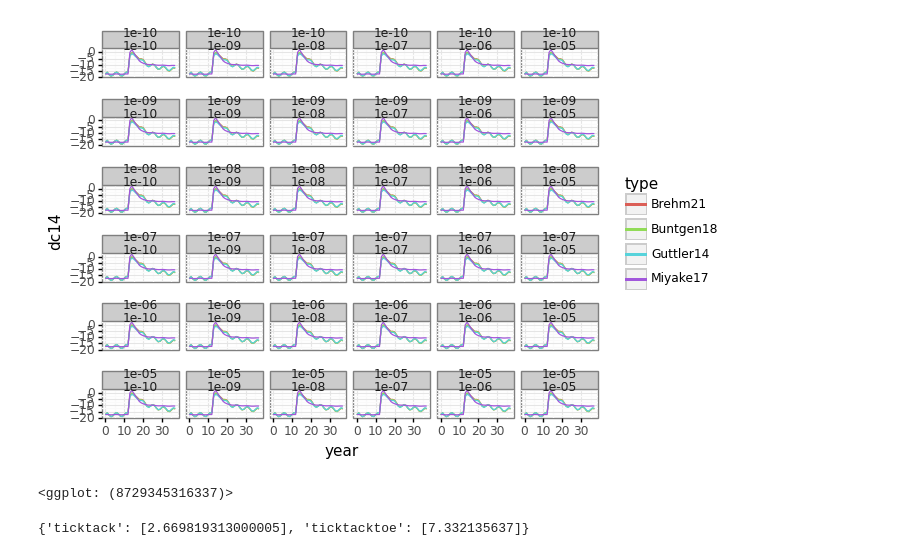
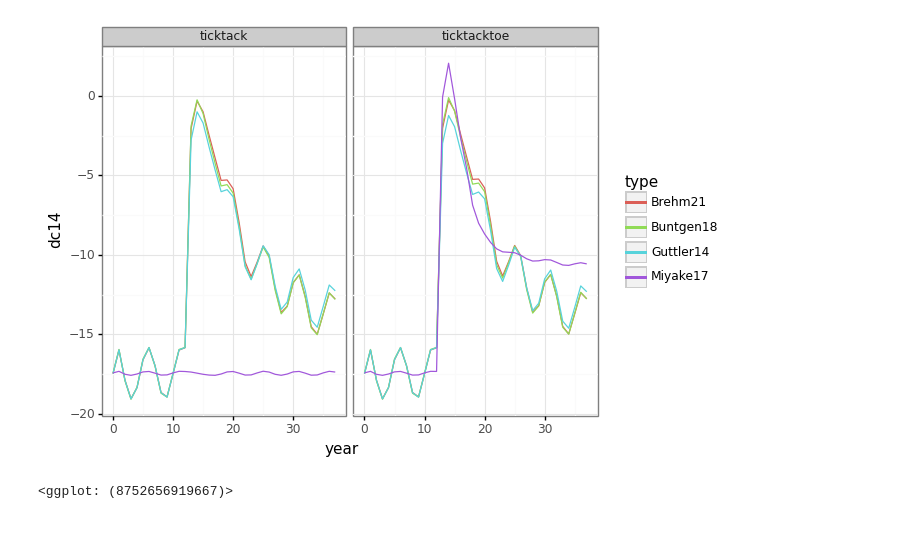
Before and after one commit to Jordan-Dennis/Miyake, a Jupyter notebook: Python ODE/beyondticktack.ipynb, the cells around one changed output. Drawn from its saved outputs; the diff is of its cells as text; code cells hidden in the pictures; blank space fills up the shorter version.

Commit message:
Complete analysis with flexible tolerance

```diff
--- a/Python ODE/beyondticktack.ipynb
+++ b/Python ODE/beyondticktack.ipynb
@@ -72,16 +28,0 @@ tolerance_frame = DataFrame(tolerance_frame)
-# %%
-tolerance_frame = {"type": [], "rtol": [], "atol": [], "year": [], "dc14": []}
-toleracne_range = [1e-5, 1e-6, 1e-7, 1e-8, 1e-9, 1e-10]
-
-for model in model_fitting_objects:
-    for atol in toleracne_range:
-        for rtol in toleracne_range:
-            fit_array = model_fitting_objects[model].dc14(
-                params=(774.86, 0.25, 0.8, 6.44), rtol=rtol, atol=atol)
-            fit_shape = len(fit_array)
-
-            tolerance_frame["type"].extend([model for _ in range(fit_shape)])
-            tolerance_frame["rtol"].extend([rtol for _ in range(fit_shape)])
-            tolerance_frame["atol"].extend([atol for _ in range(fit_shape)])
-            tolerance_frame["year"].extend([year for year in range(fit_shape)])
-            tolerance_frame["dc14"].extend(fit_array)
@@ -91,12 +29,3 @@ from pandas import DataFrame
-# %%
-tolerance_frame = DataFrame(tolerance_frame)
-(ggplot(tolerance_frame, aes(x="year", y="dc14", color="type"))
-    + geom_line()
-    + theme_bw()
-    + facet_wrap(facets="~ atol + rtol"))
-# %% [output]
-[figure, removed]
-<ggplot: (8729345316337)>
 # %%
 MODULES = {
     "ticktack": [ticktack, ticktackfit],
@@ -120,4 +58,29 @@ for module in MODULES:
-# %%
-module_profiles
-# %% [output]
-{'ticktack': [2.669819313000005], 'ticktacktoe': [7.332135637]}
+# %%
+tolerance_frame = {"module": [], "type": [], "year": [], "dc14": []}
+time_frame = {"module": [], "type": [], "time": []}
+
+for module in model_fitting_objects:
+    for model in model_fitting_objects[module]:
+        timer = process_time()
+        fit_array = model_fitting_objects[module][model].dc14(
+            params=(774.86, 0.25, 0.8, 6.44), rtol=1e-5, atol=1e-5)
+        timer = process_time() - timer
+        fit_shape = len(fit_array)
+
+        tolerance_frame["module"].extend([module for _ in range(fit_shape)])
+        tolerance_frame["type"].extend([model for _ in range(fit_shape)])
+        tolerance_frame["year"].extend([year for year in range(fit_shape)])
+        tolerance_frame["dc14"].extend(fit_array)
+
+        time_frame["module"].append(module)
+        time_frame["type"].append(model)
+        time_frame["time"].append(timer)
+# %%
+tolerance_frame = DataFrame(tolerance_frame)
+(ggplot(tolerance_frame, aes(x="year", y="dc14", color="type"))
+    + geom_line()
+    + facet_wrap("module")
+    + theme_bw())
+# %% [output]
+[figure, added]
+<ggplot: (8752656919667)>
```
Also changed, not shown: parts of 7 cells of this notebook.
